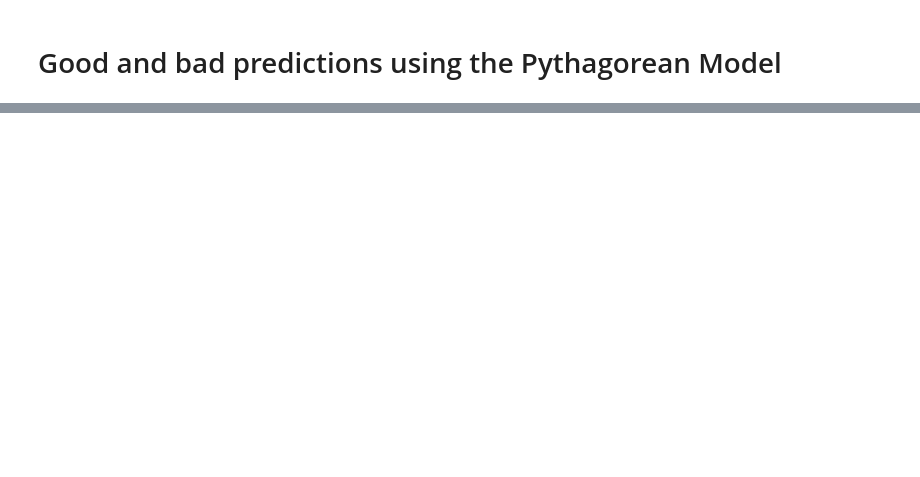
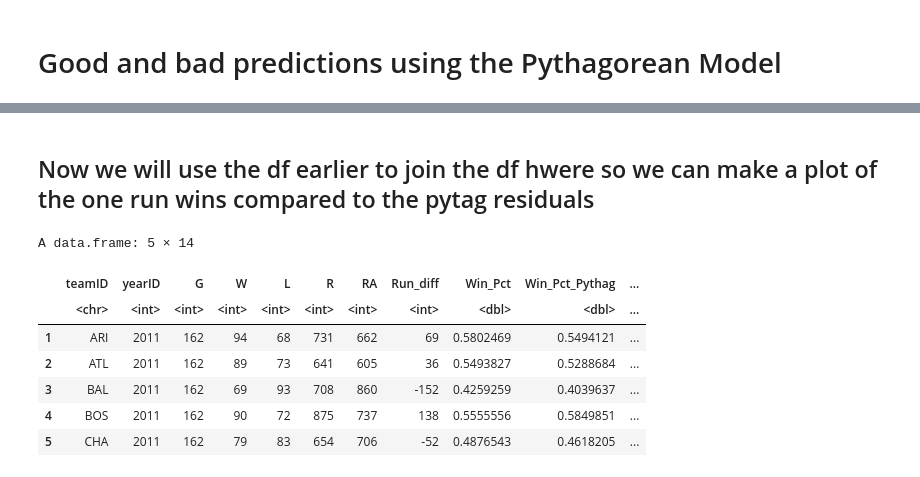
Before and after one commit to jwolfe972/baseball_related, a Jupyter notebook: analyzing_baseball_data_w_r/Relationship_Runs_to_Wins.ipynb, the cells around one changed output, grey strips where cells are left out. Cells and saved outputs as stored; diff of their text form; code cells hidden in the pictures; blank space fills up the shorter version.

```diff
--- a/analyzing_baseball_data_w_r/Relationship_Runs_to_Wins.ipynb
+++ b/analyzing_baseball_data_w_r/Relationship_Runs_to_Wins.ipynb
@@ -245,0 +372,19 @@ logR_ratio
+# %% [markdown]
+## Now we will use the df earlier to join the df hwere so we can make a plot of the one run wins compared to the pytag residuals
+# %%
+teams_2011 <- Teams_2000_beyond %>%
+        filter(yearID == 2011) %>%
+        mutate(teamID = ifelse(teamID == "LAA", "ANA", as.character(teamID))) %>%
+        inner_join(one_win_games_by_team_2011, by = c("teamID" = "winner"))
+
+
+head(teams_2011, 5)
+# %% [output]
+A data.frame: 5 × 14
+|  | teamID | yearID | G | W | L | R | RA | Run_diff | Win_Pct | Win_Pct_Pythag | ... |
+|  | <chr> | <int> | <int> | <int> | <int> | <int> | <int> | <int> | <dbl> | <dbl> | ... |
+| 1 | ARI | 2011 | 162 | 94 | 68 | 731 | 662 | 69 | 0.5802469 | 0.5494121 | ... |
+| 2 | ATL | 2011 | 162 | 89 | 73 | 641 | 605 | 36 | 0.5493827 | 0.5288684 | ... |
+| 3 | BAL | 2011 | 162 | 69 | 93 | 708 | 860 | -152 | 0.4259259 | 0.4039637 | ... |
+| 4 | BOS | 2011 | 162 | 90 | 72 | 875 | 737 | 138 | 0.5555556 | 0.5849851 | ... |
+| 5 | CHA | 2011 | 162 | 79 | 83 | 654 | 706 | -52 | 0.4876543 | 0.4618205 | ... |
```
Also changed, not shown: parts of 22 cells of this notebook, 2 other files.
